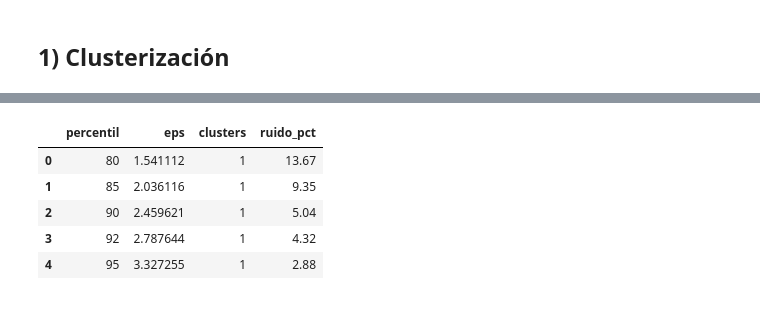
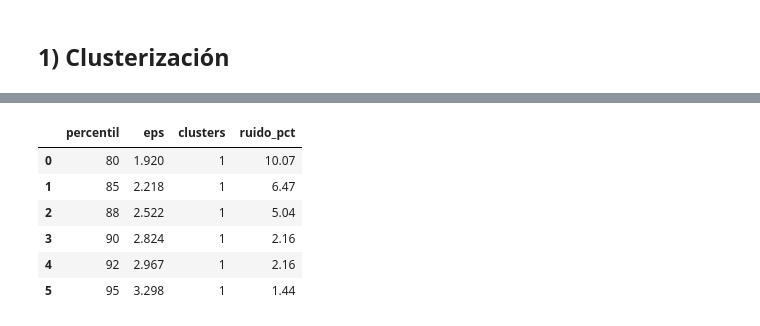
Before and after one commit to SantiagoCastellanos14/m11-practico1-eda, a Jupyter notebook: notebooks/practico_3_eda.ipynb, the cells around one changed output, grey strips where cells are left out. Saved outputs shown, nothing was run; the diff lists cells and outputs as text; code cells hidden in the pictures.

Commit message:
Clustering V1 - Cambios en archivo de TP2

```diff
--- a/notebooks/practico_3_eda.ipynb
+++ b/notebooks/practico_3_eda.ipynb
@@ -153,0 +276,21 @@ Var. explicada acumulada (PCA): [0.37664273 0.60125566 0.78112439]
+# %%
+# Curva k-distances para estimar eps de DBSCAN
+from sklearn.neighbors import NearestNeighbors
+
+# regla práctica: min_samples ≈ 2*dimensión
+k = Xz.shape[1] * 2
+
+nbrs = NearestNeighbors(n_neighbors=k)
+nbrs_fit = nbrs.fit(Xz)
+distances, indices = nbrs_fit.kneighbors(Xz)
+
+# Tomamos la distancia al k-ésimo vecino
+kdist = np.sort(distances[:, -1])
+
+plt.figure(figsize=(6,4))
+plt.plot(kdist)
+plt.title(f"Curva k-distances (k={k})")
+plt.xlabel("Puntos ordenados")
+plt.ylabel("Distancia al k-ésimo vecino")
+plt.grid(True, alpha=0.3)
+plt.show()
@@ -154,24 +299,28 @@ Var. explicada acumulada (PCA): [0.37664273 0.60125566 0.78112439]
 # %%
-# 5) k-distance: explorar varios percentiles para eps y estimar % de ruido
-k = min(8, max(4, Xz.shape[1]*2))
-nbrs = NearestNeighbors(n_neighbors=k).fit(Xz)
-dists, _ = nbrs.kneighbors(Xz)
-kdist = np.sort(dists[:, -1])
+# Exploración de eps candidatos para DBSCAN
+from sklearn.cluster import DBSCAN
 
-candidatos = [80, 85, 90, 92, 95]
+candidatos = [80, 85, 88, 90, 92, 95]
 res_eps = []
+
 for q in candidatos:
     eps_i = float(np.percentile(kdist, q))
-    lab_i = DBSCAN(eps=eps_i, min_samples=k).fit_predict(Xz)
-    ruido = (lab_i == -1).mean()
-    n_clusters = len(np.unique(lab_i[lab_i!=-1]))
-    res_eps.append({"percentil": q, "eps": eps_i, "clusters": n_clusters, "ruido_pct": round(ruido*100,2)})
+    labels = DBSCAN(eps=eps_i, min_samples=k, metric="euclidean").fit_predict(Xz)
+    ruido = (labels == -1).mean() * 100
+    n_clusters = len(np.unique(labels[labels != -1]))
+    res_eps.append({
+        "percentil": q,
+        "eps": round(eps_i, 3),
+        "clusters": n_clusters,
+        "ruido_pct": round(ruido, 2)
+    })
 
 pd.DataFrame(res_eps)
 # %% [output]
 |  | percentil | eps | clusters | ruido_pct |
-| 0 | 80 | 1.541112 | 1 | 13.67 |
-| 1 | 85 | 2.036116 | 1 | 9.35 |
-| 2 | 90 | 2.459621 | 1 | 5.04 |
-| 3 | 92 | 2.787644 | 1 | 4.32 |
-| 4 | 95 | 3.327255 | 1 | 2.88 |
+| 0 | 80 | 1.920 | 1 | 10.07 |
+| 1 | 85 | 2.218 | 1 | 6.47 |
+| 2 | 88 | 2.522 | 1 | 5.04 |
+| 3 | 90 | 2.824 | 1 | 2.16 |
+| 4 | 92 | 2.967 | 1 | 2.16 |
+| 5 | 95 | 3.298 | 1 | 1.44 |
```
Also changed, not shown: parts of 32 cells of this notebook, 1 other file.
